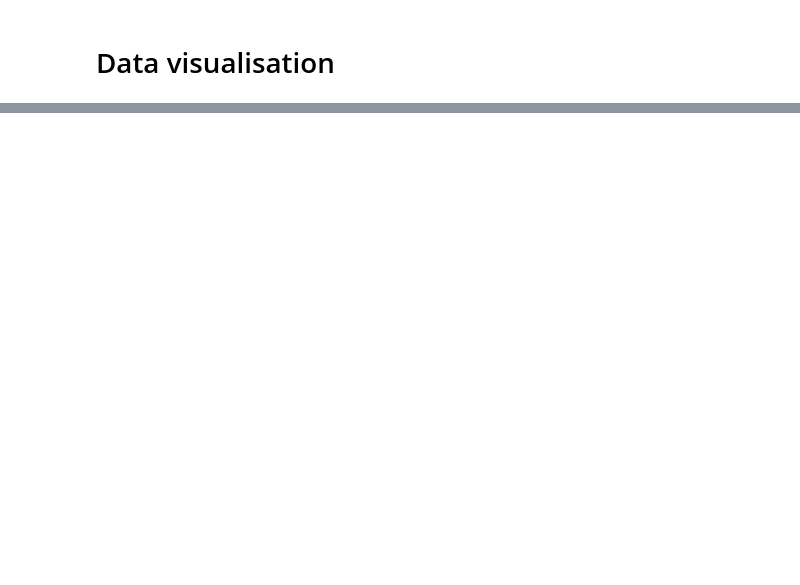
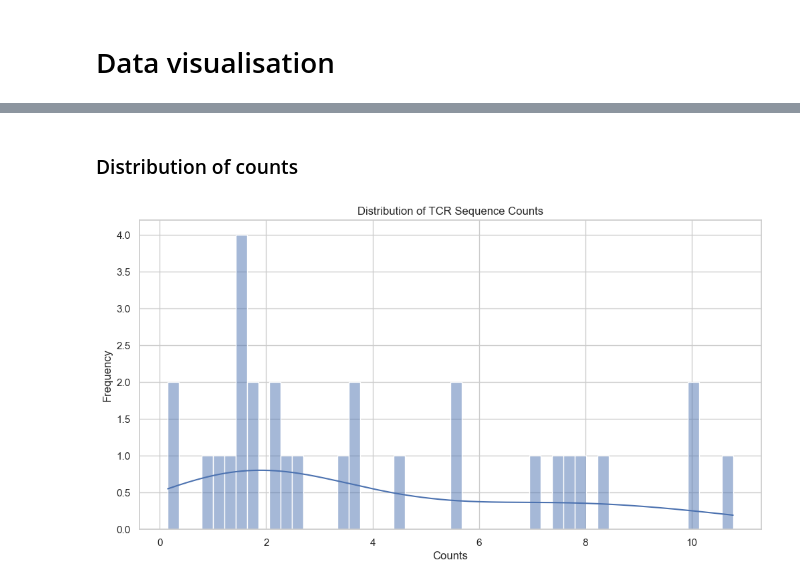
Before and after one commit to pablovadillo/Tensordecomposition, a Jupyter notebook: Data_visual_v.ipynb, the cells around one changed output, grey strips where cells are left out. Saved outputs shown, nothing was run; the diff lists cells and outputs as text; code cells hidden in the pictures; blank space fills up the shorter version.

```diff
--- a/Data_visual_v.ipynb
+++ b/Data_visual_v.ipynb
@@ -53,0 +405,12 @@ KeyboardInterrupt:
+# %% [markdown]
+### Distribution of counts
+# %%
+## 🚀 **2. Distribution of TCR Counts**
+plt.figure(figsize=(12, 6))
+sns.histplot(df_cluster.melt(value_name="counts")["counts"], bins=50, kde=True)
+plt.title("Distribution of TCR Sequence Counts")
+plt.xlabel("Counts")
+plt.ylabel("Frequency")
+plt.show()
+# %% [output]
+[figure, added]
```
Also changed, not shown: parts of 24 cells of this notebook.
